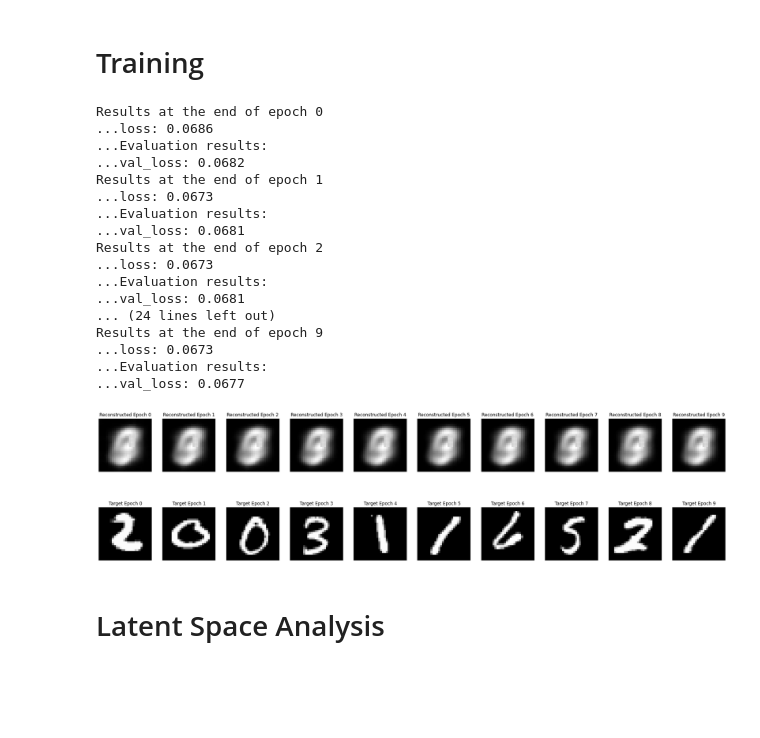
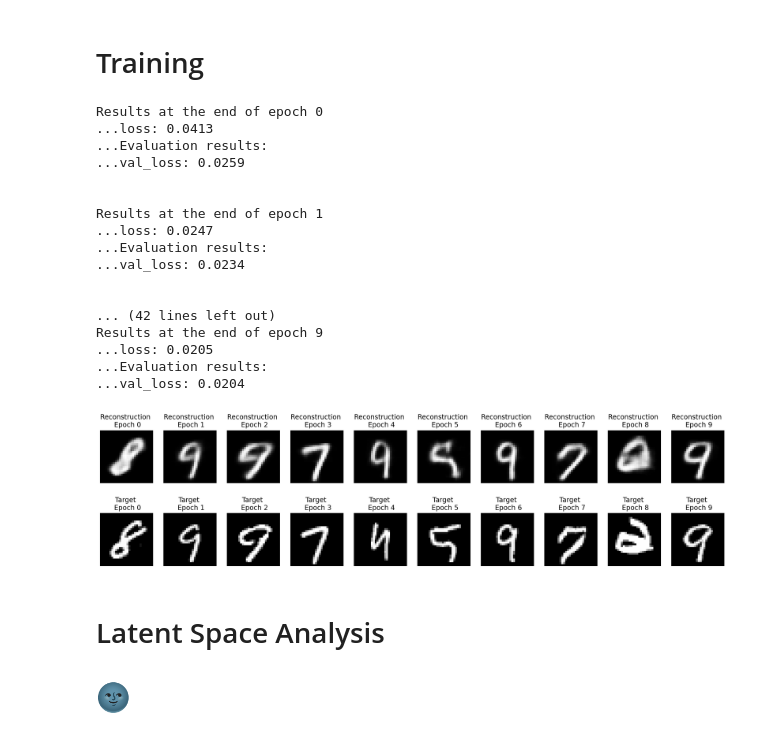
Before and after one commit to nataliasc/iannwtf, a Jupyter notebook: hw-week08/hw_week08_group27.ipynb, the cells around one changed output. Drawn from its saved outputs; the diff is of its cells as text; code cells hidden in the pictures; blank space fills up the shorter version.

```diff
--- a/hw-week08/hw_week08_group27.ipynb
+++ b/hw-week08/hw_week08_group27.ipynb
@@ -66,10 +69,14 @@ test_inputs_ds = prepare_data(test_ds)
 train_targets_ds = prepare_data(train_ds, target_ds=True)
 test_targets_ds = prepare_data(test_ds, target_ds=True)
 # %%
-npics = 5
-fig, ax = plt.subplots(nrows=1, ncols=npics, figsize=(18,3))
+# I don't think this will work
+fig, ax = plt.subplots(nrows=1, ncols=2, figsize=(6,3))
 ax = ax.ravel()
-for elem, i in zip(train_inputs_ds.take(npics), range(npics)):
-  ax[i].imshow(tf.squeeze(elem).numpy()[0], cmap='gray')
-  ax[i].axis("off")
+for inputs, targets in zip(train_inputs_ds, train_targets_ds):
+    print(inputs.shape, targets.shape)
+    ax[0].imshow(tf.squeeze(inputs).numpy()[0], cmap='gray')
+    ax[0].axis("off")
+    ax[1].imshow(tf.squeeze(targets).numpy()[0], cmap='gray')
+    ax[1].axis("off")
+    break
 # %% [output]
@@ -147,9 +230,9 @@ epochs = 10
 learning_rate = 0.001
 
 # Initialize the model
-model = Autoencoder()
+model = Autoencoder(embedding_size=10)
 
-# Initialize the loss function: categorical cross entropy
+# Initialize the loss function (MSE)
 loss_fn = tf.keras.losses.MeanSquaredError()
 
 # Initialize the optimizer
@@ -170,7 +253,7 @@ examples = {"prediction": [], "target": []}
 # training
 for epoch in range(epochs):
     reset_metrics([loss_metric])
-    for inputs, targets in zip(train_inputs_ds, train_targets_ds):
+    for inputs, targets, _ in train_ds:
         logs = train_step(model, inputs, targets, loss_fn, optimizer, loss_metric)
     print(f"Results at the end of epoch {epoch}")
     for key, value in logs.items():
@@ -179,45 +262,48 @@ for epoch in range(epochs):
 
     # test
     reset_metrics([loss_metric])
-    for inputs_batch, targets_batch in zip(test_inputs_ds, test_targets_ds):
-        logs, predictions = test_step(inputs_batch, targets_batch, loss_fn, loss_metric)
-    examples["prediction"].append(predictions[0])
-    examples["target"].append(targets_batch[0])
+    for inputs, targets, _ in test_ds:
+        logs, predictions = test_step(inputs, targets, loss_fn, loss_metric)
+    id = np.random.randint(12)
+    examples["prediction"].append(predictions[id])
+    examples["target"].append(targets[id])
     print("...Evaluation results:")
     for key, value in logs.items():
         hist[key].append(value)
         print(f"...{key}: {value:.4f}")
+    print("\n")
 # %% [output]
 Results at the end of epoch 0
-...loss: 0.0686
+...loss: 0.0413
 ...Evaluation results:
-...val_loss: 0.0682
+...val_loss: 0.0259
+
+
 Results at the end of epoch 1
-...loss: 0.0673
+...loss: 0.0247
 ...Evaluation results:
-...val_loss: 0.0681
-Results at the end of epoch 2
-...loss: 0.0673
+...val_loss: 0.0234
+
+
+... (42 lines left out)
+Results at the end of epoch 9
+...loss: 0.0205
 ...Evaluation results:
-...val_loss: 0.0681
-... (24 lines left out)
-Results at the end of epoch 9
-...loss: 0.0673
-...Evaluation results:
-...val_loss: 0.0677
+...val_loss: 0.0204
 # %%
-fig, ax = plt.subplots(nrows=2, ncols=epochs, figsize=(30,8))
+fig, ax = plt.subplots(nrows=2, ncols=epochs, figsize=(20,5))
 ax = ax.ravel()
 for i, prediction in enumerate(examples["prediction"]):
-  ax[i].imshow(tf.squeeze(prediction).numpy(), cmap='gray')
-  ax[i].set_title("Reconstructed Epoch {}".format(i))
-  ax[i].axis("off")
+    ax[i].imshow(tf.squeeze(prediction).numpy(), cmap='gray')
+    ax[i].set_title(f"Reconstruction \n Epoch {i}")
+    ax[i].axis("off")
 
 for i, target in enumerate(examples["target"]):
-  ax[epochs+i].imshow(tf.squeeze(target).numpy(), cmap='gray')
-  ax[epochs+i].set_title("Target Epoch {}".format(i))
-  ax[epochs+i].axis("off")
+    ax[epochs+i].imshow(tf.squeeze(target).numpy(), cmap='gray')
+    ax[epochs+i].set_title(f"Target \n Epoch {i}")
+    ax[epochs+i].axis("off")
 # %% [output]
-[figure, old version]
+[figure, new version]
 # %% [markdown]
 # Latent Space Analysis
+# 🌚
```
Also changed, not shown: parts of 10 cells of this notebook.
